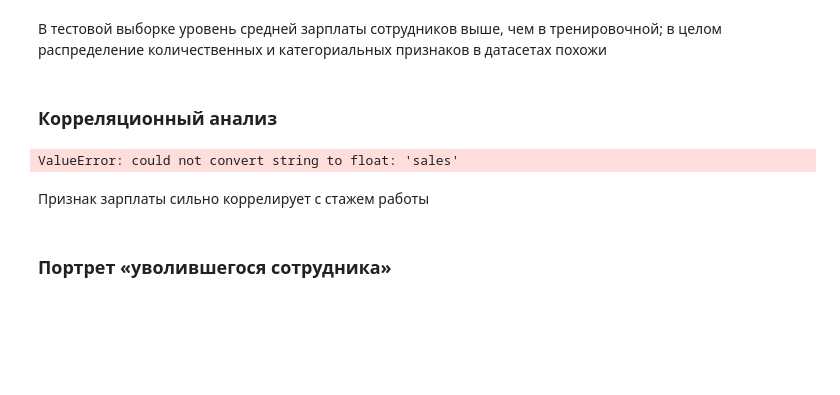
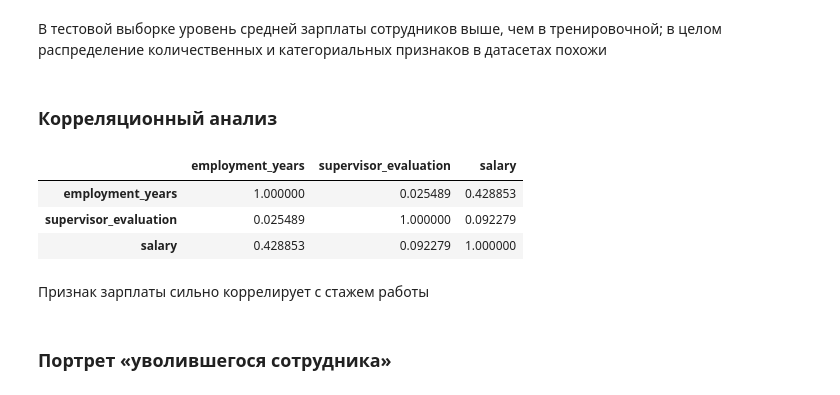
Before and after one commit to alyaa17/practicum_ds, a Jupyter notebook: working_with_care.ipynb, the cells around one changed output. Cells and saved outputs as stored; diff of their text form; code cells hidden in the pictures; blank space fills up the shorter version.

```diff
--- a/working_with_care.ipynb
+++ b/working_with_care.ipynb
@@ -869,10 +869,13 @@ categorical_data(test)
 # %% [markdown]
 ### Корреляционный анализ
 # %%
-corr = train_quit.corr(method='spearman')
+corr = train_quit.select_dtypes(include=['number']).corr(method='spearman')
 corr.style.background_gradient(cmap='Purples')
 # %% [output]
-ValueError: could not convert string to float: 'sales'
+|  | employment_years | supervisor_evaluation | salary |
+| employment_years | 1.000000 | 0.025489 | 0.428853 |
+| supervisor_evaluation | 0.025489 | 1.000000 | 0.092279 |
+| salary | 0.428853 | 0.092279 | 1.000000 |
 # %% [markdown]
 Признак зарплаты сильно коррелирует с стажем работы
 # %% [markdown]
```
Also changed, not shown: parts of 5 cells of this notebook.
